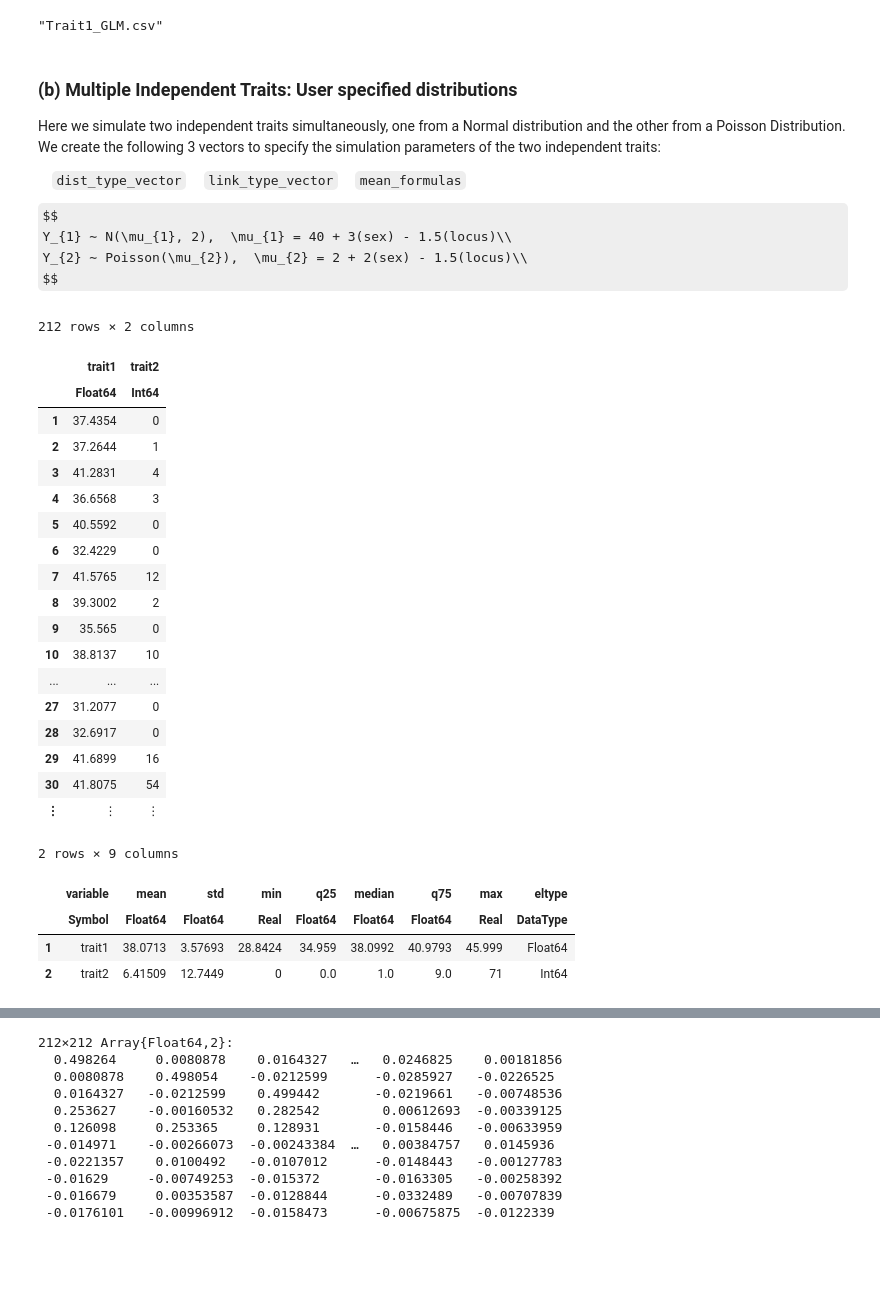
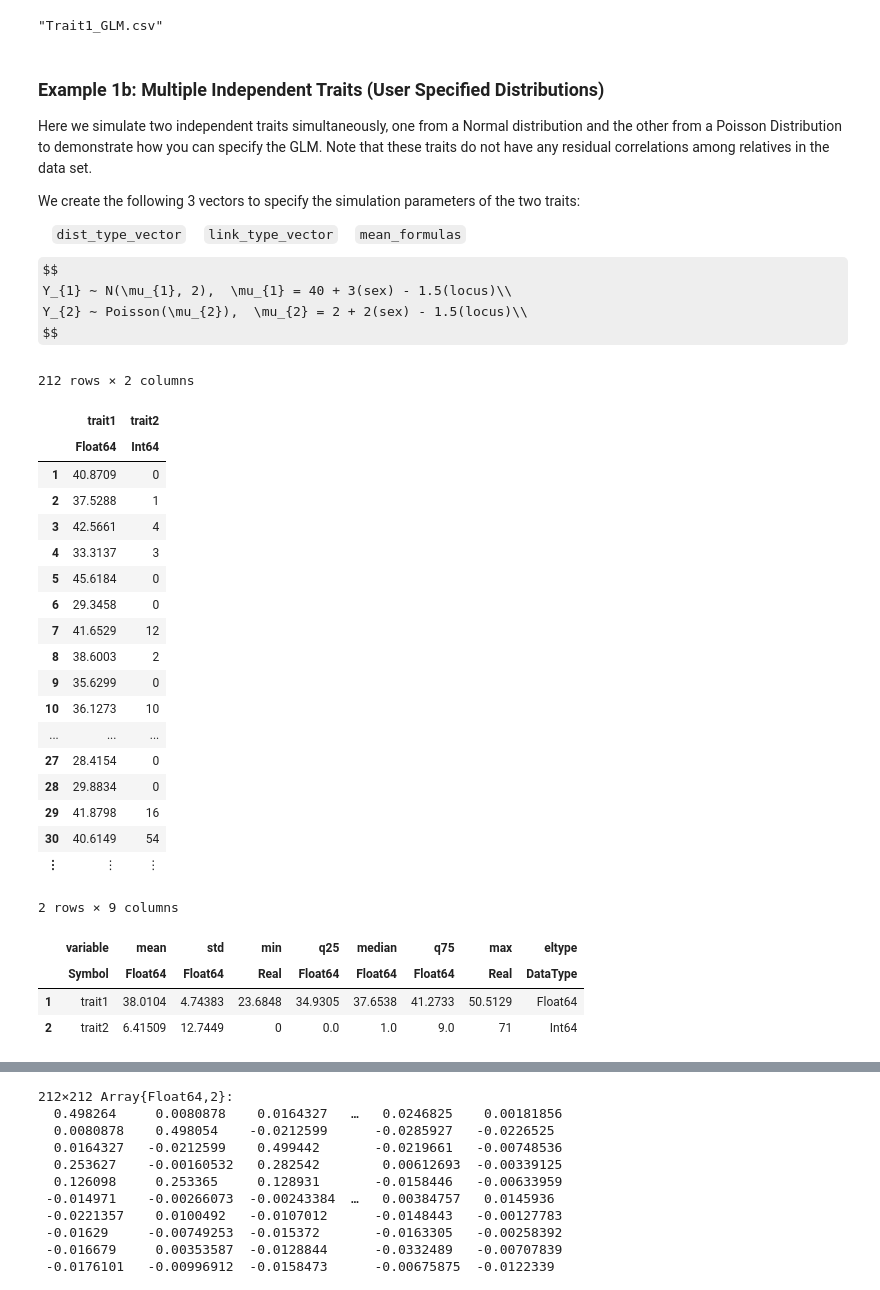
Before and after one commit to OpenMendel/TraitSimulation.jl, a Jupyter notebook: docs/TraitSimulation_28e.ipynb, the cells around one changed output, grey strips where cells are left out. Cells and saved outputs as stored; diff of their text form; code cells hidden in the pictures; some formulas as TeX source; blank space fills up the shorter version.

```diff
--- a/docs/TraitSimulation_28e.ipynb
+++ b/docs/TraitSimulation_28e.ipynb
@@ -366,10 +368,11 @@ CSV.write("Trait1_GLM.csv", Trait1_GLM)
 # %% [output]
 "Trait1_GLM.csv"
 # %% [markdown]
-### (b) Multiple Independent Traits: User specified distributions
+### Example 1b: Multiple Independent Traits (User Specified Distributions)
 
-Here we simulate two independent traits simultaneously, one from a Normal distribution and the other from a Poisson Distribution.
-We create the following 3 vectors to specify the simulation parameters of the two independent traits:
+Here we simulate two independent traits simultaneously, one from a Normal distribution and the other from a Poisson Distribution to demonstrate how you can specify the GLM. Note that these traits do not have any residual correlations among relatives in the data set.
+
+We create the following 3 vectors to specify the simulation parameters of the two traits:
 
 &nbsp; &nbsp; `dist_type_vector` &nbsp; &nbsp; `link_type_vector` &nbsp; &nbsp; `mean_formulas`
 
@@ -378,33 +381,33 @@ Y_{1} ∼ N(\mu_{1}, 2),  \mu_{1} = 40 + 3(sex) - 1.5(locus)\\
 Y_{2} ∼ Poisson(\mu_{2}),  \mu_{2} = 2 + 2(sex) - 1.5(locus)\\
 $$
 # %%
-#for multiple glm traits from different distributions
-dist_type_vector = [NormalResponse(2), PoissonResponse()]
+#for multiple glm traits from different distributions - want more, add more distributions,links and mean formulae.
+dist_type_vector = [NormalResponse(4), PoissonResponse()]
 link_type_vector = [IdentityLink(), LogLink()]
 
 mean_formulas = ["40 + 3(sex) - 1.5(locus)", "2 + 2(sex) - 1.5(locus)"]
 
 Multiple_GLM_traits_model = Multiple_GLMTraits(mean_formulas, X, dist_type_vector, link_type_vector)
 Simulated_GLM_traits = simulate(Multiple_GLM_traits_model)
 # %% [output]
 212 rows × 2 columns
 |  | trait1 | trait2 |
 |  | Float64 | Int64 |
-| 1 | 37.4354 | 0 |
-| 2 | 37.2644 | 1 |
-| 3 | 41.2831 | 4 |
-| 4 | 36.6568 | 3 |
-| 5 | 40.5592 | 0 |
-| 6 | 32.4229 | 0 |
-| 7 | 41.5765 | 12 |
-| 8 | 39.3002 | 2 |
-| 9 | 35.565 | 0 |
-| 10 | 38.8137 | 10 |
+| 1 | 40.8709 | 0 |
+| 2 | 37.5288 | 1 |
+| 3 | 42.5661 | 4 |
+| 4 | 33.3137 | 3 |
+| 5 | 45.6184 | 0 |
+| 6 | 29.3458 | 0 |
+| 7 | 41.6529 | 12 |
+| 8 | 38.6003 | 2 |
+| 9 | 35.6299 | 0 |
+| 10 | 36.1273 | 10 |
 | ... | ... | ... |
-| 27 | 31.2077 | 0 |
-| 28 | 32.6917 | 0 |
-| 29 | 41.6899 | 16 |
-| 30 | 41.8075 | 54 |
+| 27 | 28.4154 | 0 |
+| 28 | 29.8834 | 0 |
+| 29 | 41.8798 | 16 |
+| 30 | 40.6149 | 54 |
 | ⋮ | ⋮ | ⋮ |
 # %%
 describe(Simulated_GLM_traits, stats = [:mean, :std, :min, :q25, :median, :q75, :max, :eltype])
@@ -412,6 +415,6 @@ describe(Simulated_GLM_traits, stats = [:mean, :std, :min, :q25, :median, :q75,
 2 rows × 9 columns
 |  | variable | mean | std | min | q25 | median | q75 | max | eltype |
 |  | Symbol | Float64 | Float64 | Real | Float64 | Float64 | Float64 | Real | DataType |
-| 1 | trait1 | 38.0713 | 3.57693 | 28.8424 | 34.959 | 38.0992 | 40.9793 | 45.999 | Float64 |
+| 1 | trait1 | 38.0104 | 4.74383 | 23.6848 | 34.9305 | 37.6538 | 41.2733 | 50.5129 | Float64 |
 | 2 | trait2 | 6.41509 | 12.7449 | 0 | 0.0 | 1.0 | 9.0 | 71 | Int64 |
 # %% [markdown]
```
Also changed, not shown: parts of 26 cells of this notebook, 1 other file.
